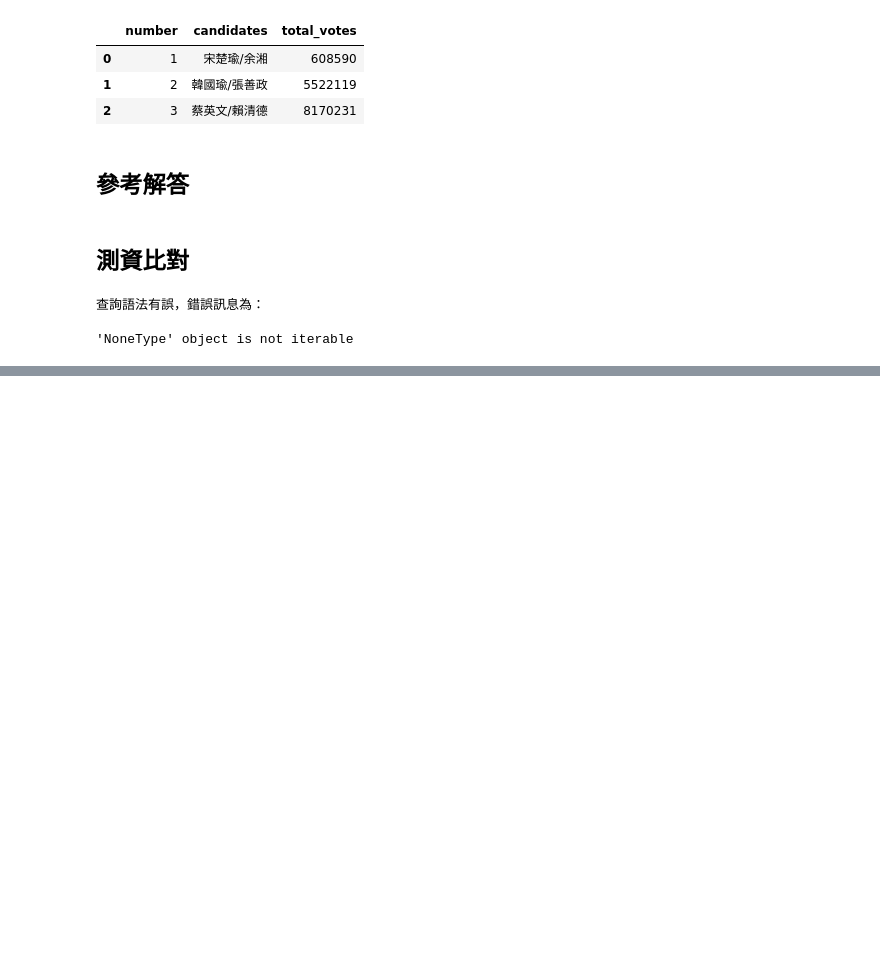
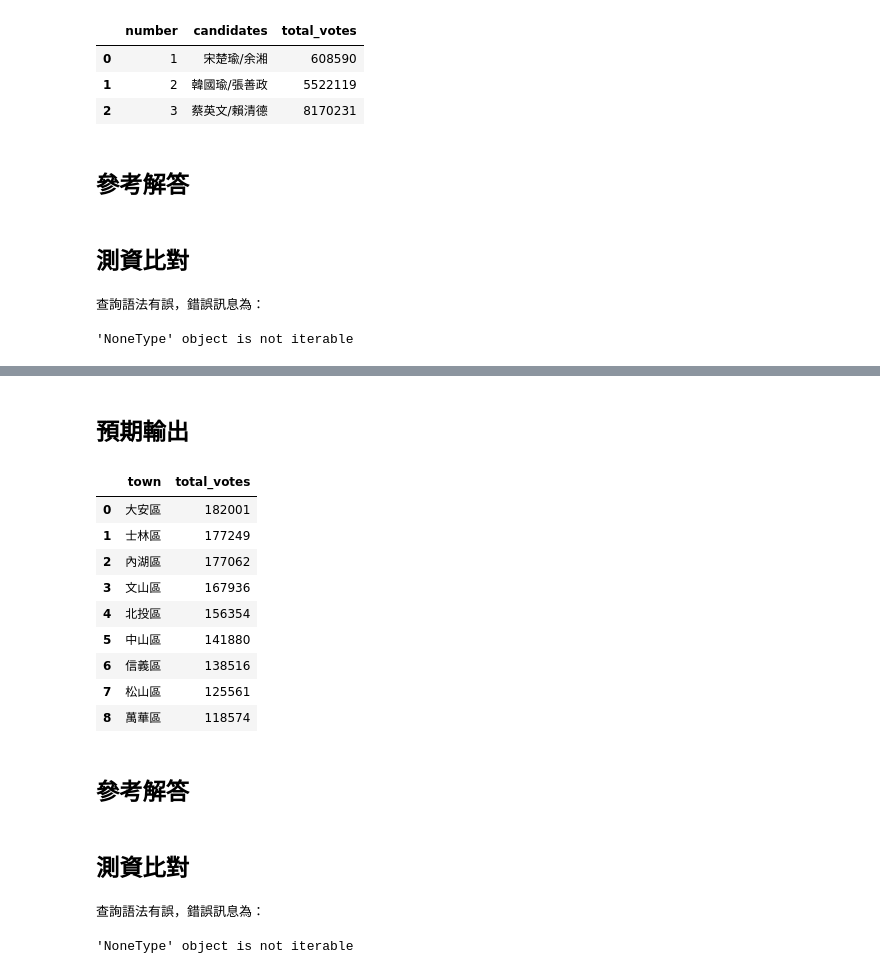
Before and after one commit to yaojenkuo/introduction-to-sql, a Jupyter notebook: 03-exercises.ipynb, the cells around one changed output, grey strips where cells are left out. Drawn from its saved outputs; the diff is of its cells as text; code cells hidden in the pictures; blank space fills up the shorter version.

```diff
--- a/03-exercises.ipynb
+++ b/03-exercises.ipynb
@@ -279,0 +288,27 @@ caq.run_test()
+# %%
+test_query = """
+SELECT town,
+       SUM(votes) AS total_votes
+  FROM presidential2020
+ WHERE county = '臺北市'
+ GROUP BY town
+HAVING total_votes > 100000
+ORDER BY total_votes DESC;
+"""
+# %% [markdown]
+## 預期輸出
+# %%
+pd.read_sql(test_query, conn_twelection)
+# %% [output]
+|  | town | total_votes |
+| 0 | 大安區 | 182001 |
+| 1 | 士林區 | 177249 |
+| 2 | 內湖區 | 177062 |
+| 3 | 文山區 | 167936 |
+| 4 | 北投區 | 156354 |
+| 5 | 中山區 | 141880 |
+| 6 | 信義區 | 138516 |
+| 7 | 松山區 | 125561 |
+| 8 | 萬華區 | 118574 |
+# %% [markdown]
+## 參考解答
@@ -279,0 +325,9 @@ caq.run_test()
+# %% [markdown]
+## 測資比對
+# %%
+caq = checkAnsQuery(test_query, ans_query, conn_twelection)
+caq.run_test()
+# %% [output]
+查詢語法有誤，錯誤訊息為：
+
+'NoneType' object is not iterable
```
Also changed, not shown: parts of 66 cells of this notebook, 3 other files.
